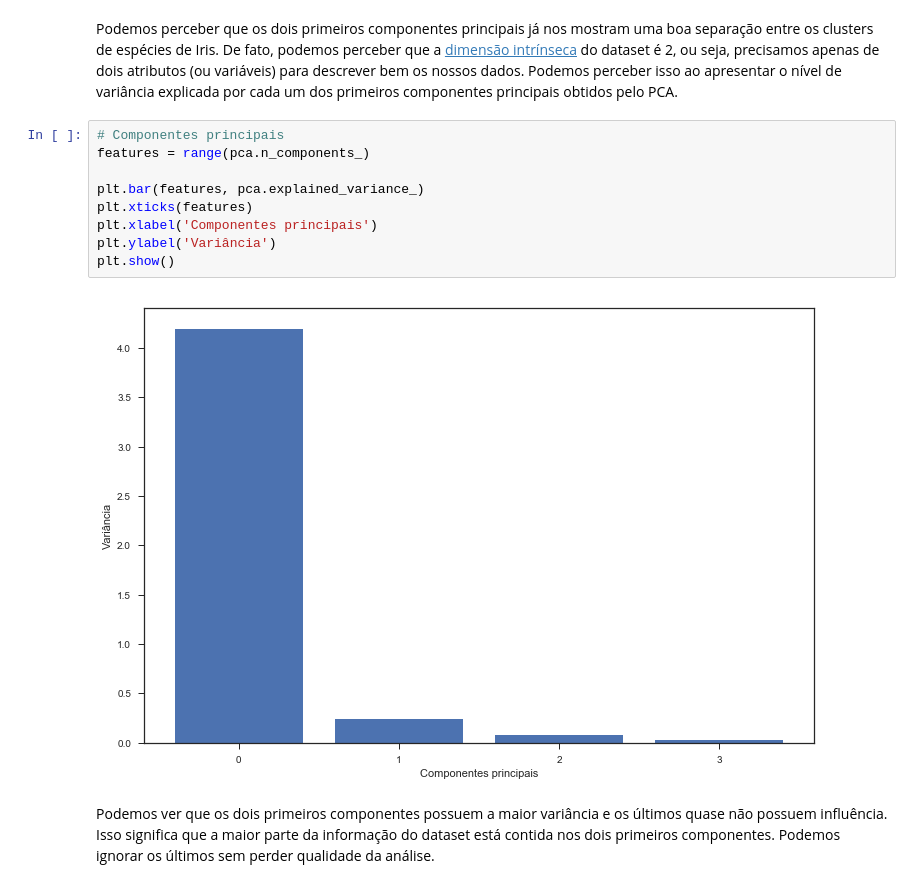
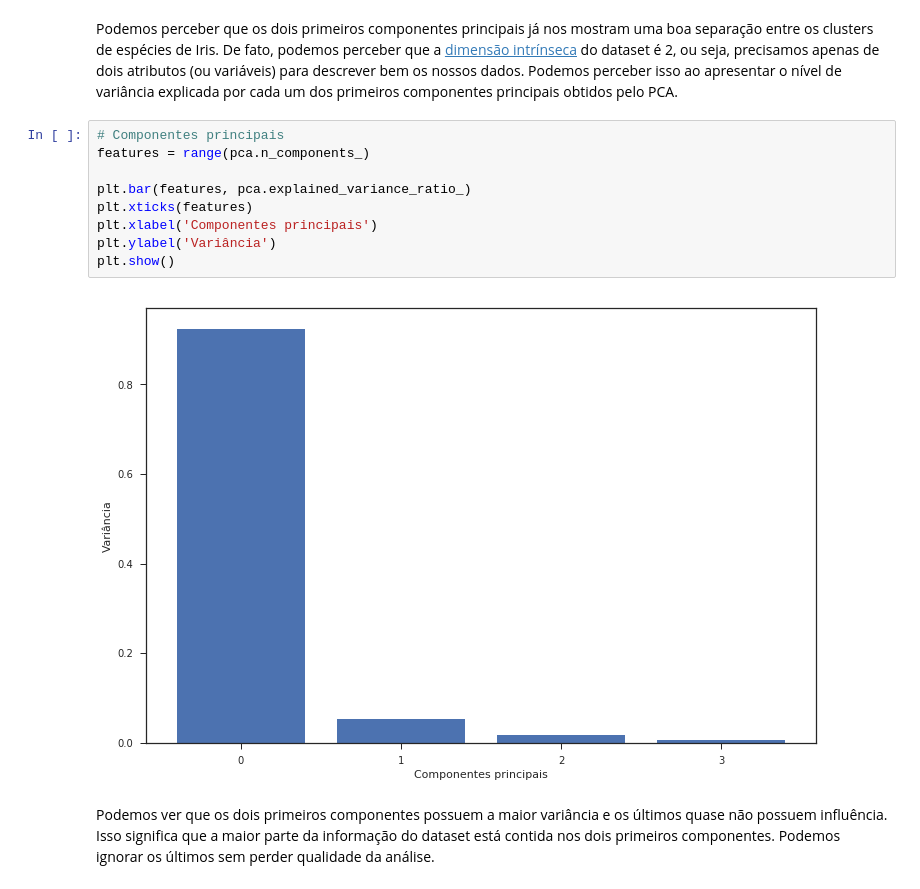
Before and after one commit to rballet/tera_bootcamp_aula_27, a Jupyter notebook: notebooks/aula_27_clustering.ipynb, the cells around one changed output. Cells and saved outputs as stored; diff of their text form.

```diff
--- a/notebooks/aula_27_clustering.ipynb
+++ b/notebooks/aula_27_clustering.ipynb
@@ -683,14 +696,14 @@ Podemos perceber que os dois primeiros componentes principais já nos mostram um
 # %%
 # Componentes principais
 features = range(pca.n_components_)
 
-plt.bar(features, pca.explained_variance_)
+plt.bar(features, pca.explained_variance_ratio_)
 plt.xticks(features)
 plt.xlabel('Componentes principais')
 plt.ylabel('Variância')
 plt.show()
 # %% [output]
-[figure, old version]
+[figure, new version]
 # %% [markdown]
 Podemos ver que os dois primeiros componentes possuem a maior variância e os últimos quase não possuem influência. Isso significa que a maior parte da informação do dataset está contida nos dois primeiros componentes. Podemos ignorar os últimos sem perder qualidade da análise.
 # %% [markdown]
```
Also changed, not shown: parts of 36 cells of this notebook, 1 other file.
